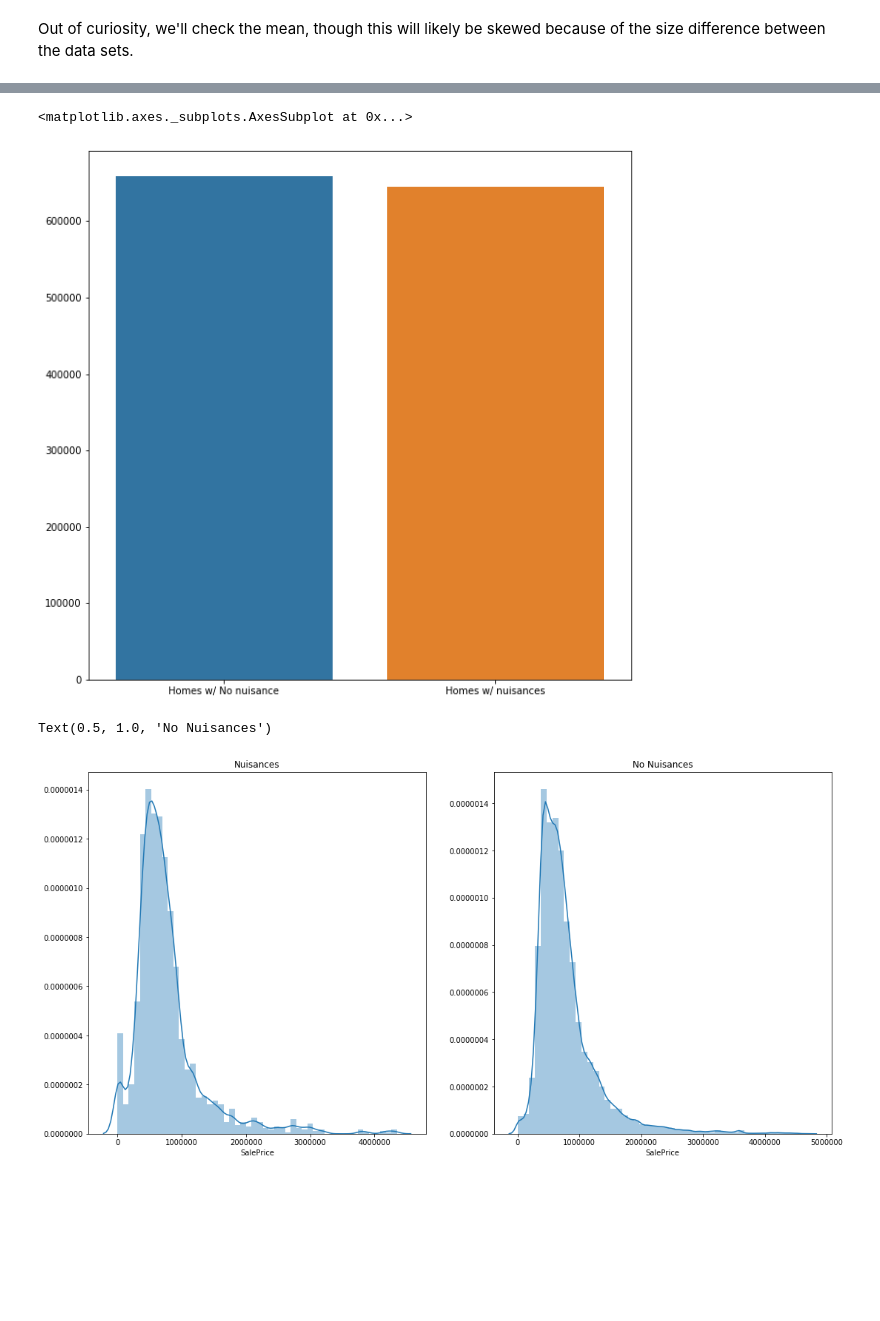
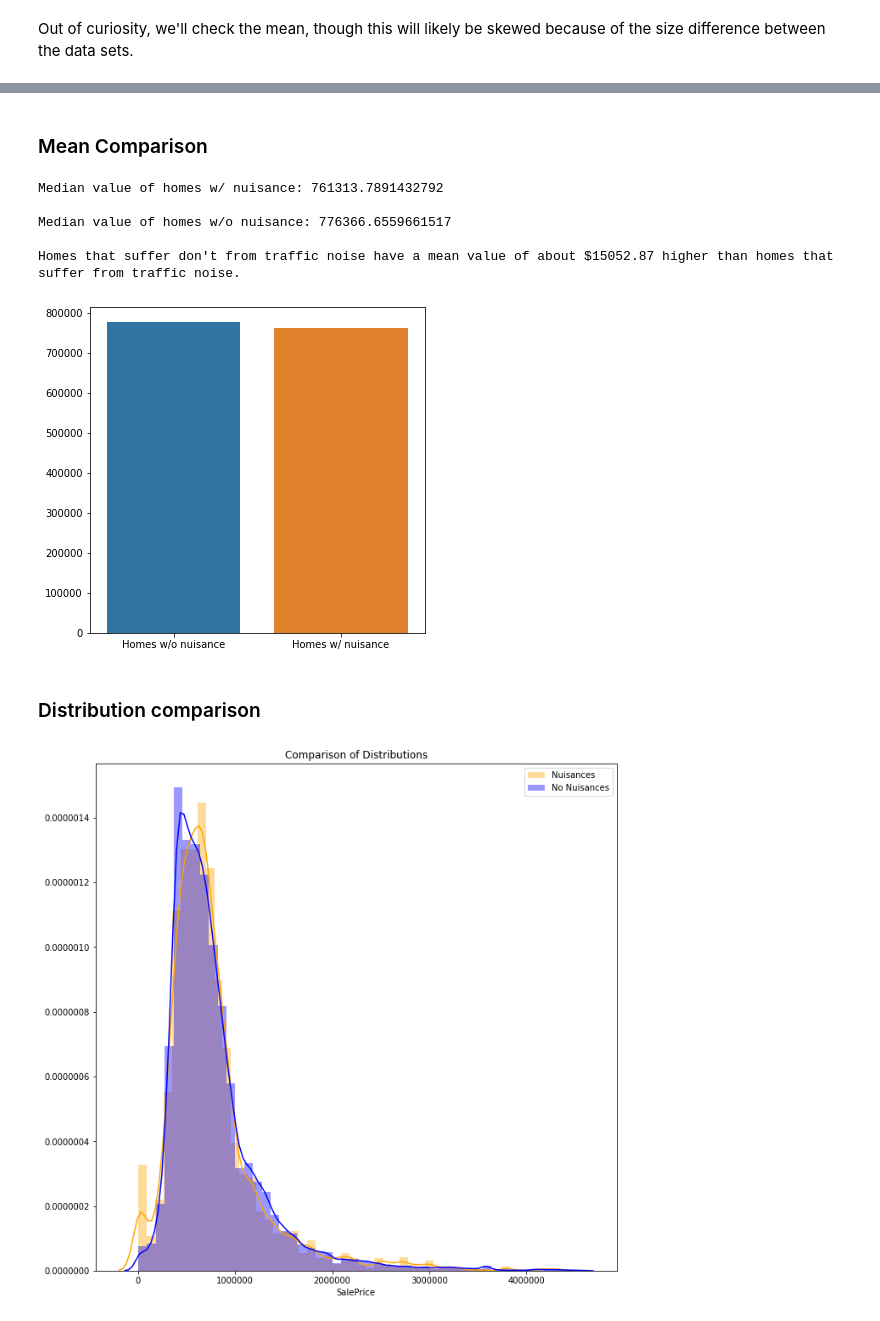
Before and after one commit to chum46/housing_sales_king_county, a Jupyter notebook: notebooks/exploratory/03_mef_noise_correlation.ipynb, the cells around one changed output, grey strips where cells are left out. Cells and saved outputs as stored; diff of their text form; code cells hidden in the pictures; blank space fills up the shorter version.

Commit message:
finished nuisances notebook

```diff
--- a/notebooks/exploratory/03_mef_noise_correlation.ipynb
+++ b/notebooks/exploratory/03_mef_noise_correlation.ipynb
@@ -113,0 +53,5 @@ sns.barplot(x=['Homes w/ No Traffic Noise', 'Homes w/ Traffic Noise'],y=[no_tr_m
+# %%
+sale=pd.read_csv(data_folder+'EXTR_RPSale_final.csv',dtype={'PIN':'string'})
+parcel=pd.read_csv(data_folder+'EXTR_Parcel_final.csv',dtype={'PIN':'string'})
+
+data = pd.merge(sale, parcel, on='PIN', how='inner')
@@ -113,0 +71,5 @@ sns.barplot(x=['Homes w/ No Traffic Noise', 'Homes w/ Traffic Noise'],y=[no_tr_m
+# %%
+z = np.abs(stats.zscore(data.SalePrice))
+no_outliers = data[z < 3]
+
+sns.distplot(no_outliers.SalePrice)
@@ -113,0 +79,3 @@ sns.barplot(x=['Homes w/ No Traffic Noise', 'Homes w/ Traffic Noise'],y=[no_tr_m
+# %%
+# Overwriting the data variable with the no_outliers variable.
+data = no_outliers
@@ -393,0 +526,8 @@ True
+# %%
+nuisance = data[(data.TrafficNoise>=3)|(data.PowerLines == 'Y')]
+no_nuisance = data[(data.TrafficNoise<2)&(data.PowerLines == 'N')]
+
+total_count = len(data)
+nuisance_count = len(nuisance)
+
+print(f'{round((nuisance_count/total_count)*100, 2)}% of our data represents homes that suffer from significant nuisances.')
@@ -394,20 +574,34 @@ True
+# %% [markdown]
+### Mean Comparison
+# %%
+nuisance_mean = nuisance.SalePrice.mean()
+no_nuisance_mean = no_nuisance.SalePrice.mean()
+mean_dif = round(abs(nuisance_mean-no_nuisance_mean), 2)
+
+print(f'Median value of homes w/ nuisance: {nuisance_mean}\n')
+print(f'Median value of homes w/o nuisance: {no_nuisance_mean}\n')
+
+print(f'Homes that suffer don\'t from traffic noise have a mean value of about ${mean_dif} higher than homes that suffer from traffic noise.')
+# %% [output]
+Median value of homes w/ nuisance: 761313.7891432792
+
+Median value of homes w/o nuisance: 776366.6559661517
+
+Homes that suffer don't from traffic noise have a mean value of about $15052.87 higher than homes that suffer from traffic noise.
 # %%
-med = nuisance.SalePrice.median()
-no_med = no_nuisance.SalePrice.median()
+fig, ax = plt.subplots(1,1,figsize=(6,6))
 
-fig, ax = plt.subplots(1,1,figsize=(10,10))
-
-sns.barplot(x=['Homes w/ No nuisance', 'Homes w/ nuisances'],y=[no_med, med], ax=ax)
+sns.barplot(x=['Homes w/o nuisance', 'Homes w/ nuisance'],y=[no_nuisance_mean, nuisance_mean], ax=ax);
 # %% [output]
-<matplotlib.axes._subplots.AxesSubplot at 0x...>
-[figure, old version]
+[figure, new version]
+# %% [markdown]
+### Distribution comparison
 # %%
-fig, ax = plt.subplots(1,2,figsize=(18,9))
+fig, ax = plt.subplots(1,1,figsize=(11,11))
 
-sns.distplot(nuisance.SalePrice, ax=ax[0])
-ax[0].set_title('Nuisances')
-sns.distplot(no_nuisance.SalePrice, ax=ax[1])
-ax[1].set_title('No Nuisances')
+sns.distplot(nuisance.SalePrice, ax=ax, color='orange', label='Nuisances')
+sns.distplot(no_nuisance.SalePrice, ax=ax, color='blue', label='No Nuisances')
+ax.legend()
+ax.set_title('Comparison of Distributions');
 # %% [output]
-Text(0.5, 1.0, 'No Nuisances')
-[figure, old version]
+[figure, new version]
```
Also changed, not shown: parts of 136 cells of this notebook, 2 other files.
